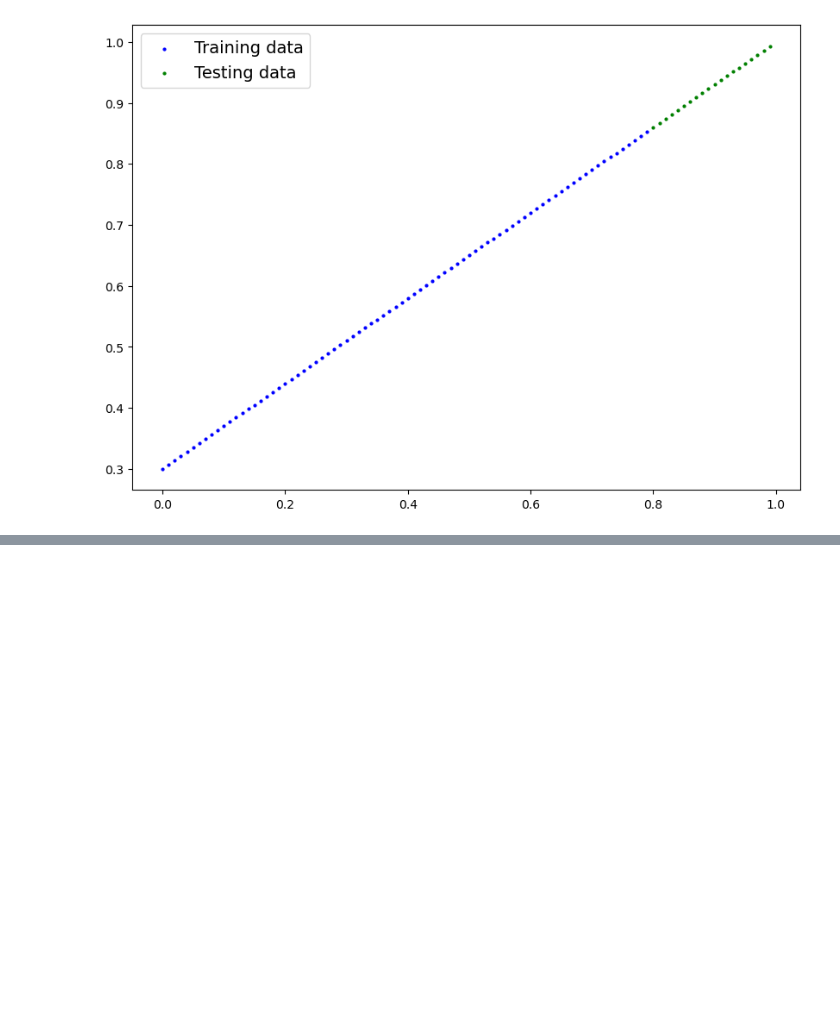
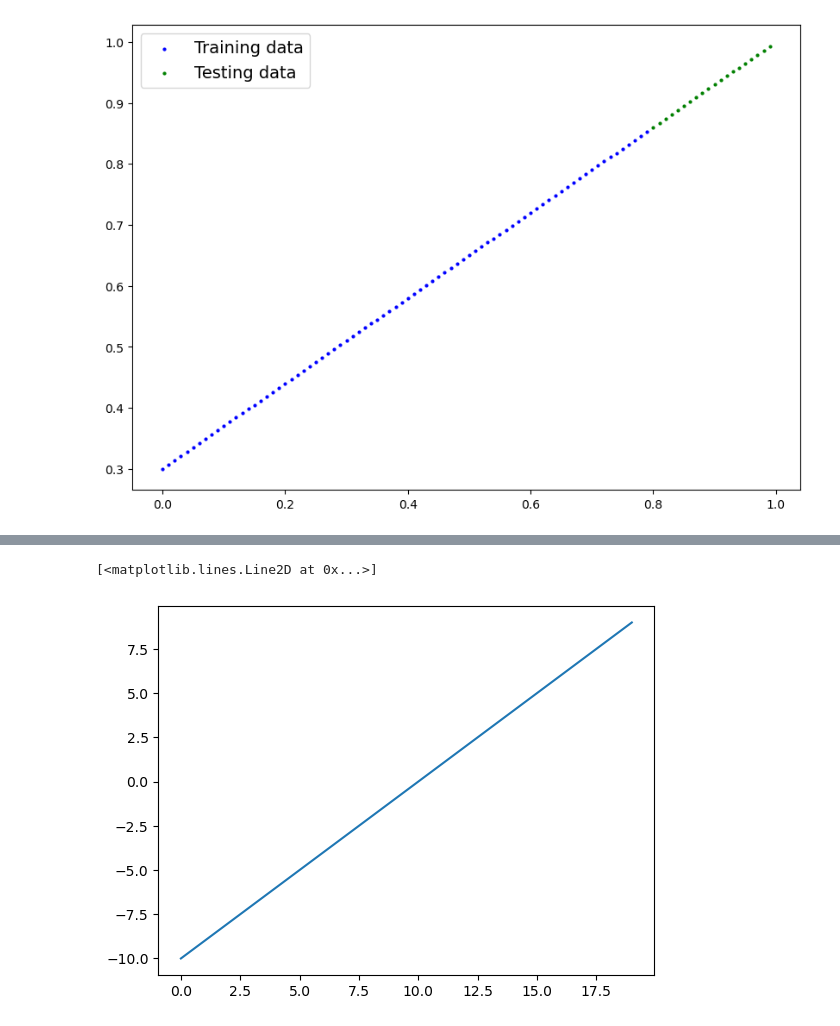
Before and after one commit to KshitizRai001/DeepLearning_Introduction, a Jupyter notebook: 03_Classification_NeuralNetwork.ipynb, the cells around one changed output, grey strips where cells are left out. Saved outputs shown, nothing was run; the diff lists cells and outputs as text; code cells hidden in the pictures; blank space fills up the shorter version.

```diff
--- a/03_Classification_NeuralNetwork.ipynb
+++ b/03_Classification_NeuralNetwork.ipynb
@@ -396,0 +481,5 @@ plot_predictions(train_data= X_train_regression, train_labels=  y_train_regressi
+# %%
+plt.plot(A)
+# %% [output]
+[<matplotlib.lines.Line2D at 0x...>]
+[figure, added]
```
Also changed, not shown: parts of 31 cells of this notebook.
